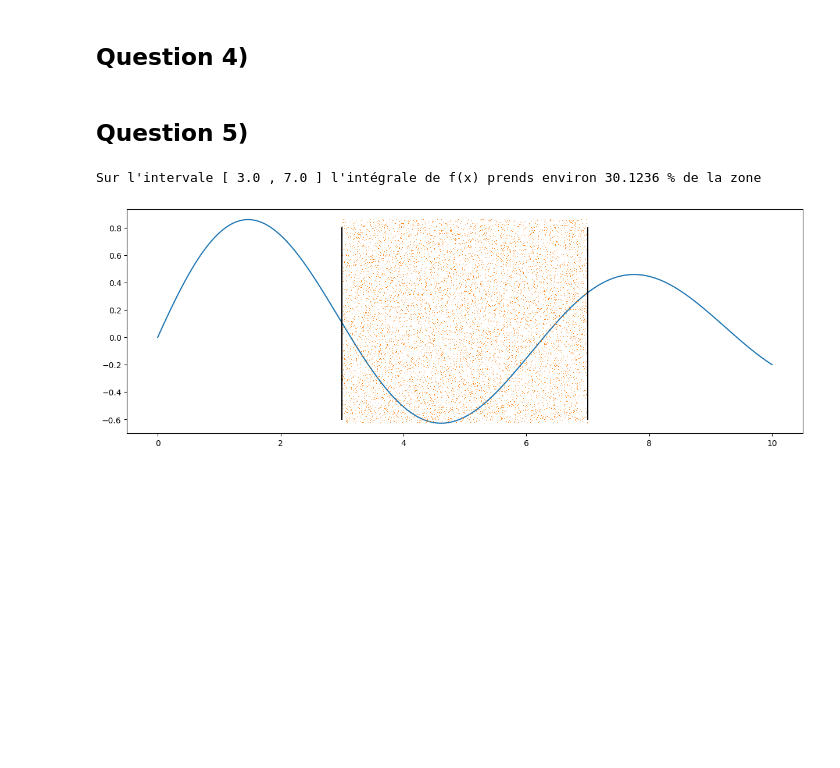
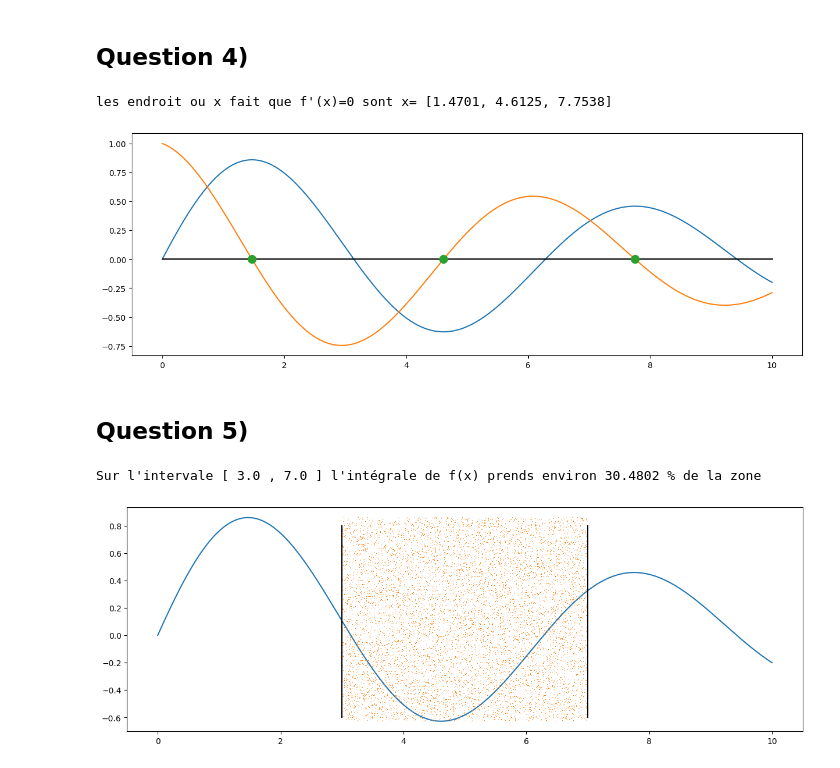
Before and after one commit to adrien-formoso/math_exam, a Jupyter notebook: main.ipynb, the cells around one changed output. Saved outputs shown, nothing was run; the diff lists cells and outputs as text; code cells hidden in the pictures; blank space fills up the shorter version.

```diff
--- a/main.ipynb
+++ b/main.ipynb
@@ -117,6 +117,54 @@ magenta : écart type
 orange  : moyenne
 # %% [markdown]
 ## Question 4)
+# %%
+start,end=0,10
+number_of_points = 10000
+
+x_values = numpy.linspace(start,end,number_of_points)
+y_values = f(x_values)
+df_dx_values = numpy.gradient(y_values,x_values)
+
+index_gradient_0 = []
+n1 = 0
+n2 = 0
+
+for i in range (1,number_of_points-1):
+    n1=df_dx_values[i]
+    n2=df_dx_values[i+1]
+
+    if n1 > 0 and n2 < 0:
+        index_gradient_0.append(i)
+
+    elif n1 < 0 and n2 > 0:
+        index_gradient_0.append(i)
+
+    elif n1==0:
+        index_gradient_0.append(i)
+
+x_values_gradient_0 = []
+y_values_gradient_0 = []
+for i in range (0,len(index_gradient_0)):
+    x_values_gradient_0.append(x_values[index_gradient_0[i]])
+
+y_values_gradient_0 = [0]*len(x_values_gradient_0)
+
+
+for i in range(0,len(x_values_gradient_0)):
+    x_values_gradient_0[i] = round(x_values_gradient_0[i],4)
+
+
+print("les endroit ou x fait que f'(x)=0 sont x=",x_values_gradient_0)
+
+plt.figure(figsize=(15,5))
+plt.plot(x_values,y_values)
+plt.plot(x_values,df_dx_values)
+plt.plot([0,10],[0,0],"k")
+plt.plot(x_values_gradient_0,y_values_gradient_0,".",markersize=20)
+plt.show()
+# %% [output]
+les endroit ou x fait que f'(x)=0 sont x= [1.4701, 4.6125, 7.7538]
+[figure, added]
 # %% [markdown]
 ## Question 5)
 # %%
@@ -169,5 +217,5 @@ plt.plot([3,3],[-0.6,0.8],"k")
 plt.plot([7,7],[-0.6,0.8],"k")
 plt.show()
 # %% [output]
-Sur l'intervale [ 3.0 , 7.0 ] l'intégrale de f(x) prends environ 30.1236 % de la zone
+Sur l'intervale [ 3.0 , 7.0 ] l'intégrale de f(x) prends environ 30.4802 % de la zone
-[figure, old version]
+[figure, new version]
```
